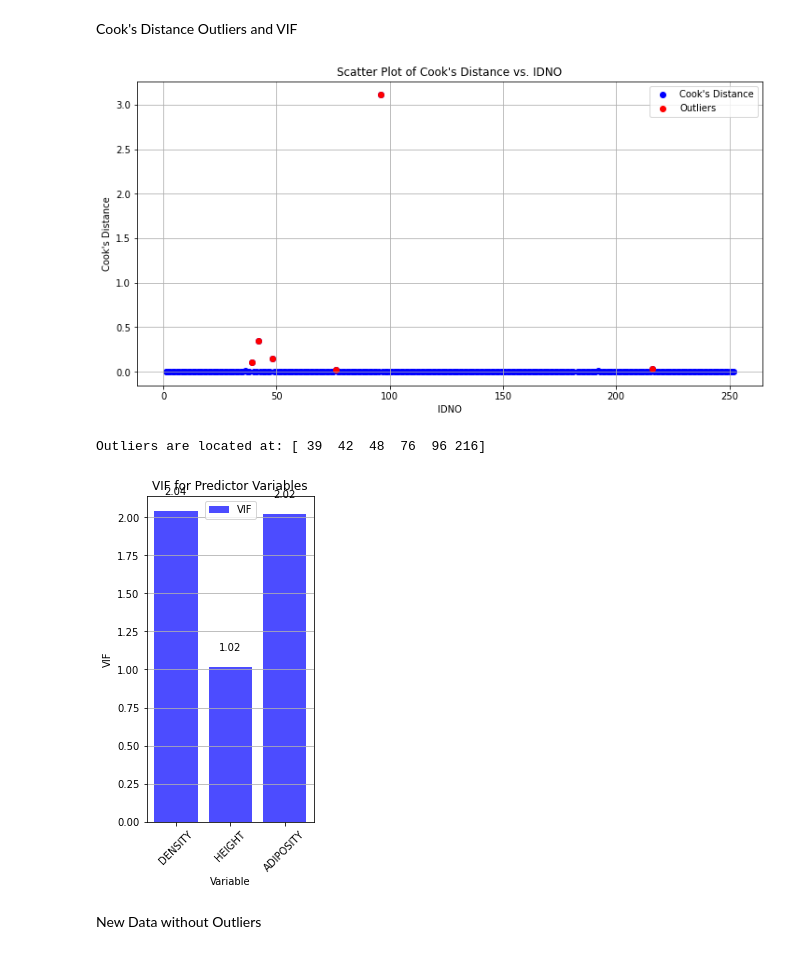
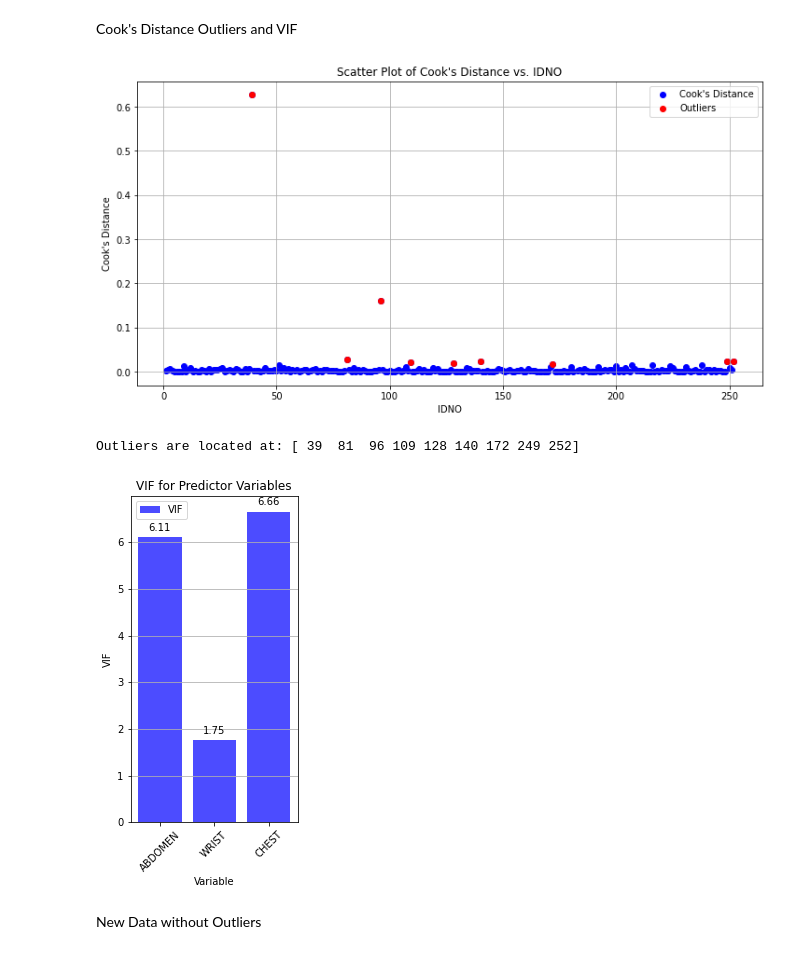
Before and after one commit to pjlin2001/Body-Fat, a Jupyter notebook: Body Fat.ipynb, the cells around one changed output. Drawn from its saved outputs; the diff is of its cells as text; code cells hidden in the pictures.

```diff
--- a/Body Fat.ipynb
+++ b/Body Fat.ipynb
@@ -7,6 +8,7 @@ random = 42
 Top N predictors
 # %%
 import pandas as pd
+import numpy as np
 from scipy import stats
 from sklearn.feature_selection import RFE
 from sklearn.linear_model import LinearRegression
@@ -17,12 +19,18 @@ from sklearn.decomposition import PCA
 # Load the CSV data
 data = pd.read_csv(r'C:\Users\phili\Downloads\BodyFat.csv') # copy to path from files folder
 data = data[data['BODYFAT'] != 0]
+# Scale data to all be in Imperial units
+data[['ABDOMEN','HIP','THIGH','KNEE','ANKLE','BICEPS','FOREARM','WRIST']].multiply(0.3937)
+# Make height accurate with BMI
+# data['HEIGHT'] = np.sqrt(data['WEIGHT'] / data['ADIPOSITY'].multiply(703))
 
 # Exclude 'DENSITY' from the DataFrame
-# data = data.drop('DENSITY', axis=1)
+data = data.drop('BODYFAT', axis=1)
+data = data.drop('HEIGHT', axis=1)
+data = data.drop('WEIGHT', axis=1)
 
 # Perform ANOVA for each predictor variable
-target_variable = 'BODYFAT'
+target_variable = 'DENSITY'
 alpha = 0.05
 significant_predictors_anova = []
 
@@ -36,21 +44,21 @@ for predictor_variable in data.columns:
 
 # Method 1: Correlation Analysis
 correlation_matrix = data.corr()
-correlation_with_target = correlation_matrix['BODYFAT'].abs().sort_values(ascending=False)
+correlation_with_target = correlation_matrix[target_variable].abs().sort_values(ascending=False)
 correlation_predictors = correlation_with_target[1:N+1].index.tolist()
 
 # Method 2: RFE
 model = LinearRegression()
 rfe = RFE(estimator=model, n_features_to_select=N)
-X = data.drop('BODYFAT', axis=1)
-y = data['BODYFAT']
+X = data.drop(target_variable, axis=1)
+y = data[target_variable]
 rfe.fit(X, y)
 rfe_predictors = X.columns[rfe.support_].tolist()
 
 # Method 3: Feature Importance (Random Forest)
 model = RandomForestRegressor(n_estimators=100, random_state=random)
-X = data.drop('BODYFAT', axis=1)
-y = data['BODYFAT']
+X = data.drop(target_variable, axis=1)
+y = data[target_variable]
 model.fit(X, y)
 feature_importances = pd.Series(model.feature_importances_, index=X.columns)
 feature_importance_predictors = feature_importances.nlargest(N).index.tolist()
@@ -58,15 +66,15 @@ feature_importance_predictors = feature_importances.nlargest(N).index.tolist()
 # Method 4: Lasso
 alpha = 0.01  # Adjust as needed
 lasso = Lasso(alpha=alpha)
-X = data.drop('BODYFAT', axis=1)
-y = data['BODYFAT']
+X = data.drop(target_variable, axis=1)
+y = data[target_variable]
 lasso.fit(X, y)
 lasso_predictors = X.columns[lasso.coef_ != 0].tolist()
 
 # Method 5: PCA (Principal Component Analysis)
 pca = PCA(n_components=N)
-X = data.drop('BODYFAT', axis=1)
-y = data['BODYFAT']
+X = data.drop(target_variable, axis=1)
+y = data[target_variable]
 X_pca = pca.fit_transform(X)
 pca_predictors = [f'PCA_{i+1}' for i in range(N)]
 
@@ -82,5 +90,15 @@ all_selected_predictors = (
 
 # Count the occurrences of each predictor and select the top N
 top_N_predictors = pd.Series(all_selected_predictors).value_counts().head(N).index.tolist()
+
+# Reload the CSV data
+data = pd.read_csv(r'C:\Users\phili\Downloads\BodyFat.csv') # copy to path from files folder
+data = data[data['BODYFAT'] != 0]
+# Scale data to all be in Imperial units
+data[['ABDOMEN','HIP','THIGH','KNEE','ANKLE','BICEPS','FOREARM','WRIST']].multiply(0.3937)
+# Make height accurate with BMI
+data['HEIGHT'] = np.sqrt(data['WEIGHT'] / data['ADIPOSITY'].multiply(703))
+data = data.drop('HEIGHT', axis=1)
+data = data.drop('WEIGHT', axis=1)
 # %% [markdown]
 Identify Top Predictors
@@ -134,7 +152,7 @@ DFBETA Outliers
 import statsmodels.api as sm
 
 # Fit an ordinary least squares (OLS) regression model
-model = sm.OLS(data['BODYFAT'], X).fit()
+model = sm.OLS(data[target_variable], X).fit()
 
 # Calculate DFBETAs for each predictor and each observation
 dfbetas = model.get_influence().dfbetas
@@ -179,7 +198,7 @@ X = data[top_N_predictors]
 
 # Calculate Cook's distance for each data point
 X = sm.add_constant(X)
-model = sm.OLS(data['BODYFAT'], X).fit()
+model = sm.OLS(data[target_variable], X).fit()
 influence = model.get_influence()
 cooks_distance = influence.cooks_distance[0]
 
@@ -204,36 +223,36 @@ plt.scatter(data['IDNO'], cooks_distance, c='b', label="Cook's Distance")
 
 # Highlight the outliers in red
 plt.scatter(data.iloc[outlier_indices_cook]['IDNO'], cooks_distance[outlier_indices_cook], c='r', label='Outliers')
 
 plt.xlabel('IDNO')
 plt.ylabel("Cook's Distance")
 plt.title("Scatter Plot of Cook's Distance vs. IDNO")
 plt.legend(loc='upper right')
 plt.grid(True)
 plt.show()
 print(f"Outliers are located at: {outlier_IDNO_cook}")
 
 # Create a bar plot of VIF for all N variables with values displayed
 plt.figure(figsize=(N, 6))
 
 # Plot VIF values on the y-axis and 'Variable' on the x-axis
 plt.bar(vif["Variable"], vif["VIF"], color='b', alpha=0.7, label="VIF")
 
 # Display the VIF values on top of the bars
 for index, value in enumerate(vif["VIF"]):
     plt.text(index, value + 0.1, f'{value:.2f}', ha='center', va='bottom')
 
 plt.xlabel('Variable')
 plt.ylabel('VIF')
 plt.title('VIF for Predictor Variables')
 plt.xticks(rotation=45)
 plt.legend()
 plt.grid(axis='y')
 plt.show()
 # %% [output]
-[figure, old version]
+[figure, new version]
-Outliers are located at: [ 39  42  48  76  96 216]
+Outliers are located at: [ 39  81  96 109 128 140 172 249 252]
-[figure, old version]
+[figure, new version]
 # %% [markdown]
 New Data without Outliers
 # %%
```
Also changed, not shown: parts of 25 cells of this notebook.
